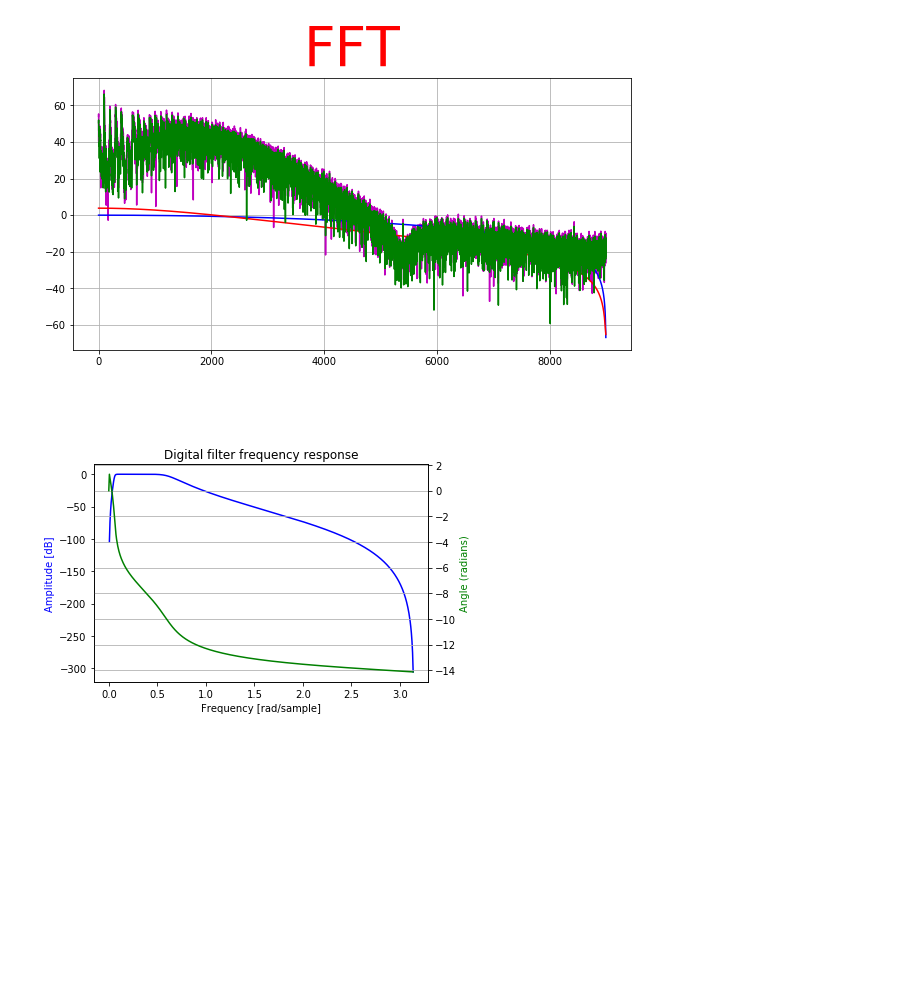
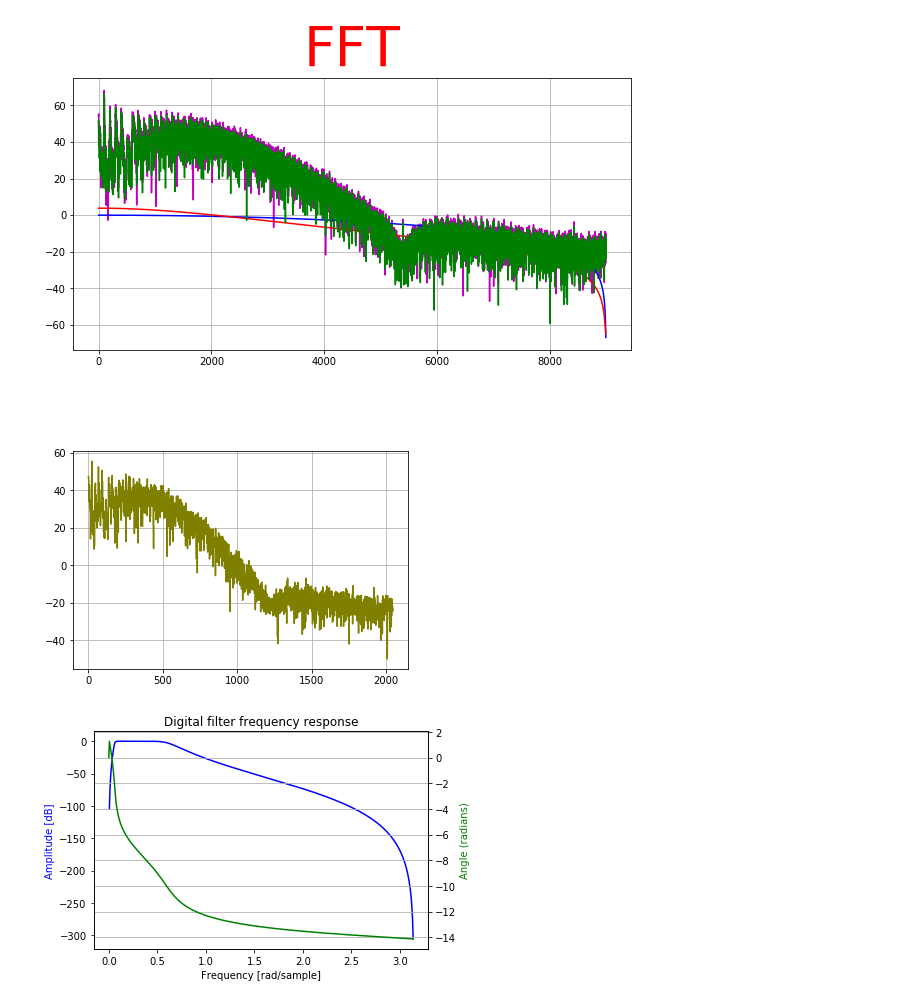
Before and after one commit to Qweryedu/MCIB-19-P-Edu, a Jupyter notebook: src/prac2.ipynb, the cells around one changed output. Saved outputs shown, nothing was run; the diff lists cells and outputs as text; code cells hidden in the pictures; blank space fills up the shorter version.

Commit message:
Periodograma ya funciona
Escupe el resultado ya en dB

```diff
--- a/src/prac2.ipynb
+++ b/src/prac2.ipynb
@@ -84,3 +79,30 @@ Estimación del PSD con el algoritmo de Welch
+# %%
+'''
+Segundo punto de la primera actividad
+Estimación del PSD con el algoritmo de Welch
+'''
+def periodograma(signal, L, traslape):
+    signal = list(signal)
+    num = len(signal)//L
+    T = int((1-traslape) * L)
+    temp = 0 #Mueve el slice
+    temp1 = []#Guarda valores
+    for s in range(num):
+        p = signal[temp:temp+L]
+        temp1 += p
+        temp += T
+
+    p = np.array(temp1).reshape(s+1,L)
+    p_f = fft(p).mean(axis=0)
+    return dB(p_f)
+# %%
+psd = periodograma(EKG, 2**12, .25)
+w =
+plt.plot(psd[1:psd.shape[0]//2],color='olive')
+plt.grid()
+plt.show()
+# %% [output]
+[figure, added]
 # %%
 # Tercer punto de pimer actividad Funcion para evaluar la respuesta en frecuencia de cualquier filtro
 # diseñamos un filtro pasa banda butterworth de N orden
```
Also changed, not shown: parts of 1 cell of this notebook.
